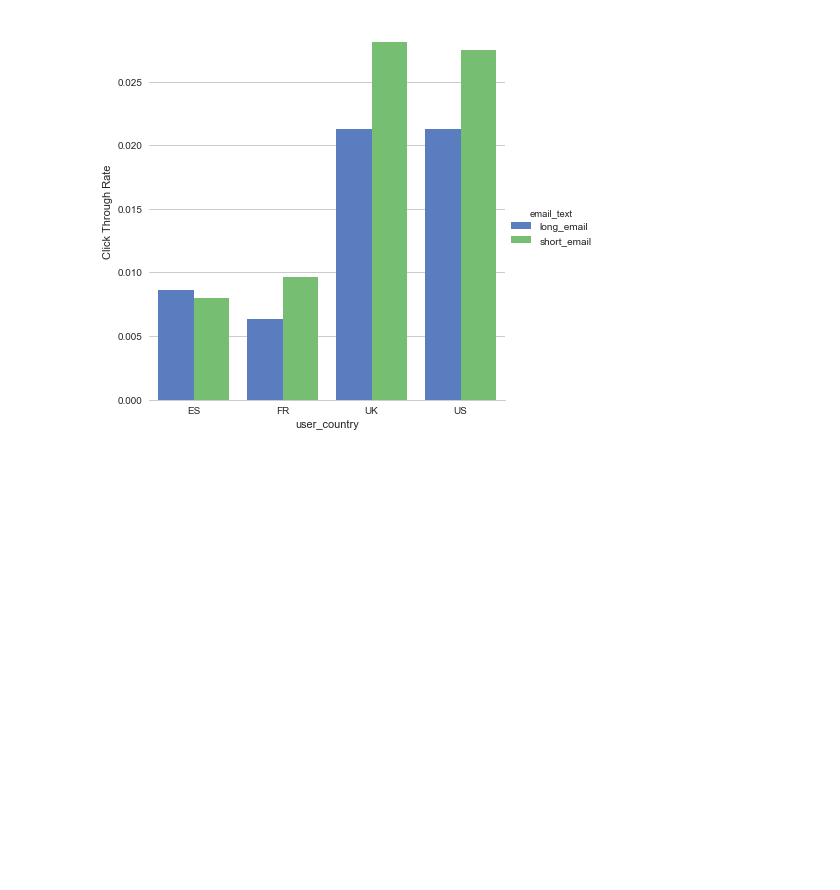
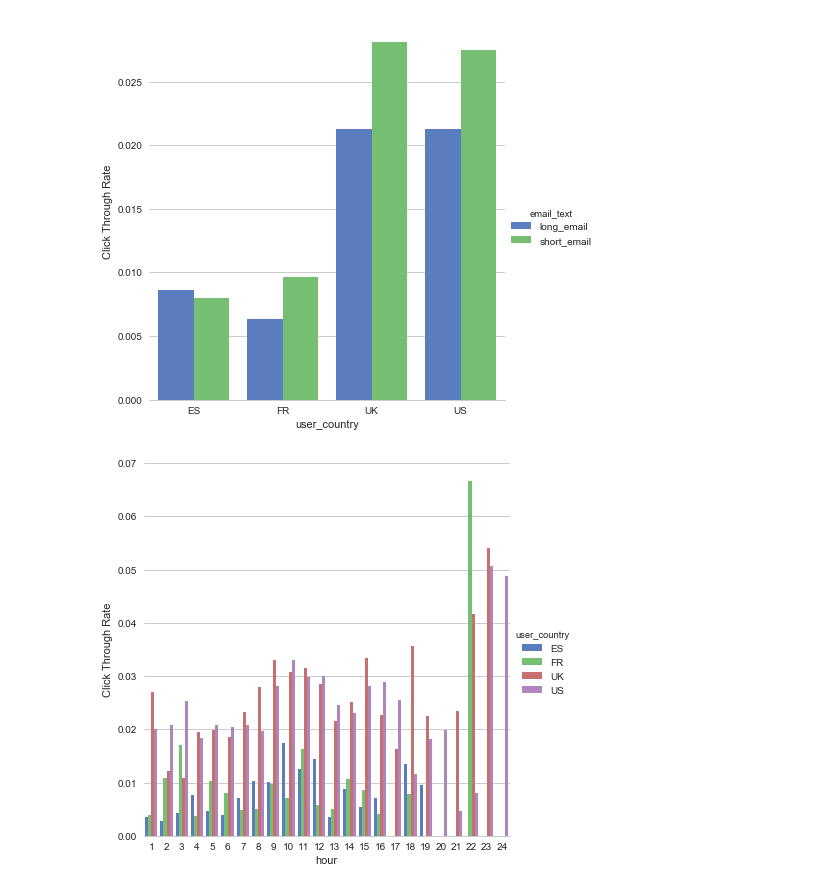
Before and after one commit to dipalira/DS-Challenges, a Jupyter notebook: Email Campaign/Email Marketing Challenge.ipynb, the cells around one changed output. Drawn from its saved outputs; the diff is of its cells as text; code cells hidden in the pictures; blank space fills up the shorter version.

```diff
--- a/Email Campaign/Email Marketing Challenge.ipynb
+++ b/Email Campaign/Email Marketing Challenge.ipynb
@@ -175,11 +175,13 @@ Residual         1.009808e+06  99988.0          NaN            NaN
 ### Feature Engineering
 To effectively understand which features effect the click through rate, I'll aggregate the *Clicked* values to calculate the Clicked Through Rate (CTR)
 # %%
-def get_plot_ctr(feature,hue = None):
-    res = df.groupby(feature).mean().reset_index(level=[0,1])
-    g = sns.factorplot(x= feature[0], y="Clicked", hue= feature[1], data=res, size=6, kind="bar", palette="muted")
+def get_plot_ctr(feature, hue = None ):
+    if len(feature) < 2:
+        res = df.groupby(feature).mean()
+        g = sns.factorplot(x= res.index, y="Clicked", data=res, size=6, kind="bar", palette="muted")
+    else:
+        res = df.groupby(feature).mean().reset_index(level=[0,1])
+        g = sns.factorplot(x= feature[0], y="Clicked", hue = hue, data=res, size=6, kind="bar", palette="muted")
     g.despine(left=True)
     g.set_ylabels("Click Through Rate")
-
-    return
 # %%
@@ -192,3 +196,9 @@ get_plot_ctr(["user_country","email_version"], hue = "email_version")
 get_plot_ctr(["user_country","email_text"], hue = "email_text")
 # %% [output]
 [figure]
+# %%
+#Country
+get_plot_ctr(["hour", "user_country"], hue = "user_country")
+# Pe
+# %% [output]
+[figure, added]
```
Also changed, not shown: parts of 7 cells of this notebook.
